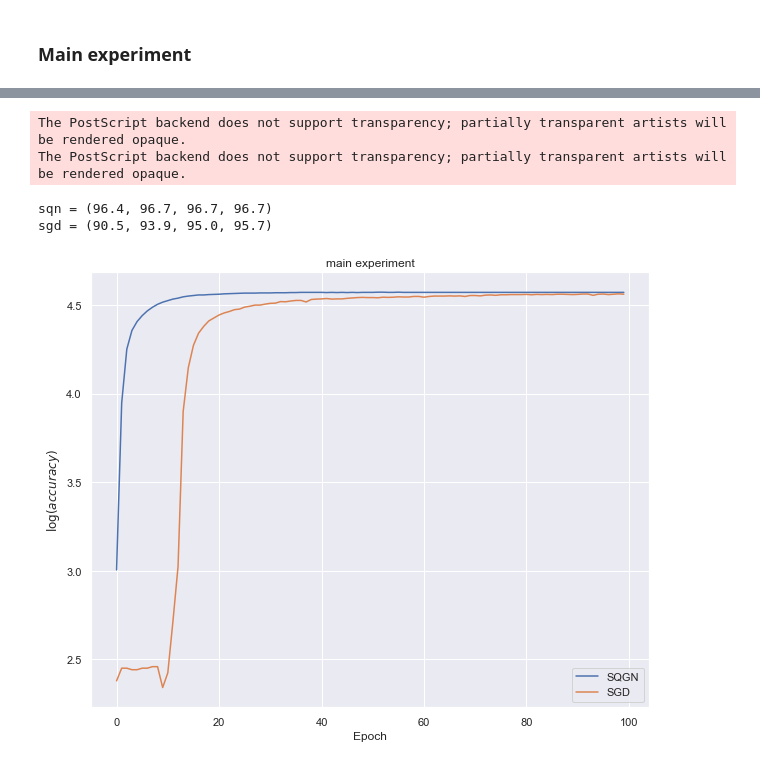
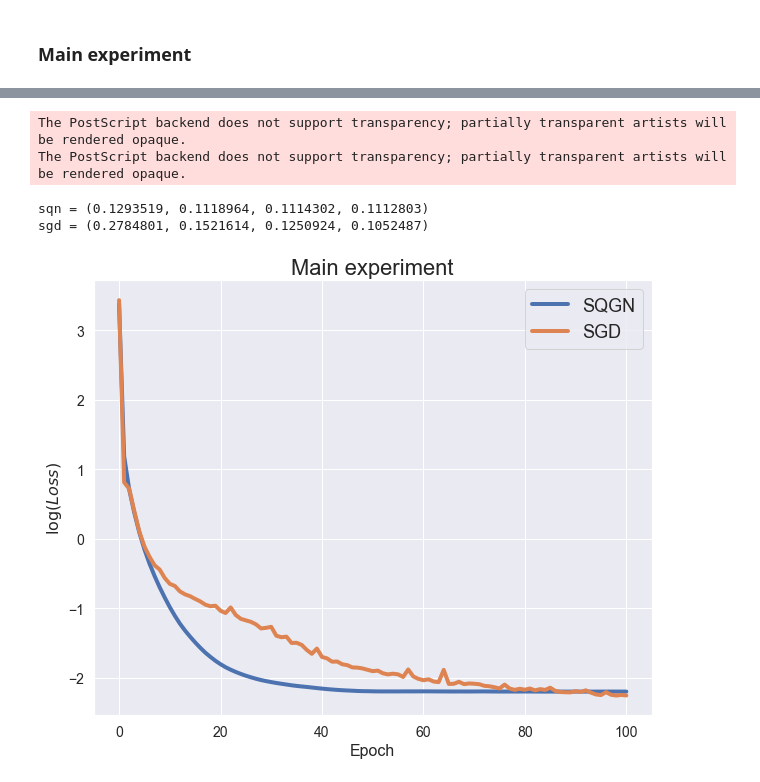
Before and after one commit to Konstantin-Iakovlev/2021-Optimization_Project, a Jupyter notebook: code/SQN.ipynb, the cells around one changed output, grey strips where cells are left out. Saved outputs shown, nothing was run; the diff lists cells and outputs as text; code cells hidden in the pictures.

```diff
--- a/code/SQN.ipynb
+++ b/code/SQN.ipynb
@@ -14,6 +14,17 @@ from sklearn.preprocessing import StandardScaler
 from matplotlib import pyplot as plt
 import seaborn as sns
 sns.set()
+
+SMALL_SIZE = 14
+MEDIUM_SIZE = 16
+BIGGER_SIZE = 18
+
+plt.rc('axes', titlesize=SMALL_SIZE)
+plt.rc('axes', labelsize=MEDIUM_SIZE)
+plt.rc('xtick', labelsize=SMALL_SIZE)
+plt.rc('ytick', labelsize=SMALL_SIZE)
+plt.rc('legend', fontsize=BIGGER_SIZE)
+plt.rc('figure', titlesize=BIGGER_SIZE)
 # %%
 def batch(iterable_X, iterable_y, n=1):
     l = len(iterable_X)
@@ -95,37 +114,48 @@ UsageError: Line magic function `%` not found.
 # %%
 import re
-from matplotlib import pylab as plt
-import seaborn as sns
 import numpy as np
 
-sns.set()
-
-def get_acc(filename):
+def get_acc(filename, test=True):
     acc_arr = []
+    pattern = 'test loss'
+    if not test:
+        pattern = 'train loss'
     with open(filename, 'r') as fin:
         for line in fin:
-            found = re.findall('acc. = \d\d.\d', line)
+            found = re.findall(pattern, line)
             if found:
-                acc_arr.append(float(found[0][-4:]))
+                # acc_arr.append(float(found[0][-4:]))
+                acc_arr.append(float(line.split(' ')[-1]))
     return np.array(acc_arr)
 
 plt.figure(figsize=(10, 8))
+# test loss
 sqn_acc = get_acc('sqn_nn.log')
 print(f'sqn = {sqn_acc[29], sqn_acc[49], sqn_acc[69], sqn_acc[-1]}')
-plt.plot(np.log(sqn_acc), label='SQGN')
+plt.plot(np.log(sqn_acc), label='SQGN', linewidth=4)
 sgd_acc = get_acc('sgd_nn.log')
 print(f'sgd = {sgd_acc[29], sgd_acc[49], sgd_acc[69], sgd_acc[-1]}')
-plt.plot(np.log(sgd_acc), label='SGD')
+plt.plot(np.log(sgd_acc), label='SGD', linewidth=4)
+# train loss
+# sqn_acc = get_acc('sqn_nn.log', test=False)
+# print(f'sqn = {sqn_acc[29], sqn_acc[49], sqn_acc[69], sqn_acc[-1]}')
+# plt.plot(np.log(sqn_acc), label='SQGN: train')
+# sgd_acc = get_acc('sgd_nn.log', test=False)
+# print(f'sgd = {sgd_acc[29], sgd_acc[49], sgd_acc[69], sgd_acc[-1]}')
+# plt.plot(np.log(sgd_acc), label='SGD: train')
+#
+# print(sqn_acc, sgd_acc)
 
-plt.xlabel('Epoch')
-plt.ylabel('$\log(accuracy)$')
+
+plt.xlabel('Epoch', fontsize=MEDIUM_SIZE)
+plt.ylabel('$\log(Loss)$', fontsize=MEDIUM_SIZE)
 plt.legend()
-plt.title('main experiment')
+plt.title('Main experiment', fontsize=22)
 plt.savefig('main_exp.eps', dpi=200)
 plt.show()
 # %% [output]
 The PostScript backend does not support transparency; partially transparent artists will be rendered opaque.
 The PostScript backend does not support transparency; partially transparent artists will be rendered opaque.
-sqn = (96.4, 96.7, 96.7, 96.7)
-sgd = (90.5, 93.9, 95.0, 95.7)
+sqn = (0.1293519, 0.1118964, 0.1114302, 0.1112803)
+sgd = (0.2784801, 0.1521614, 0.1250924, 0.1052487)
-[figure, old version]
+[figure, new version]
```
Also changed, not shown: parts of 3 cells of this notebook, 4 other files.
